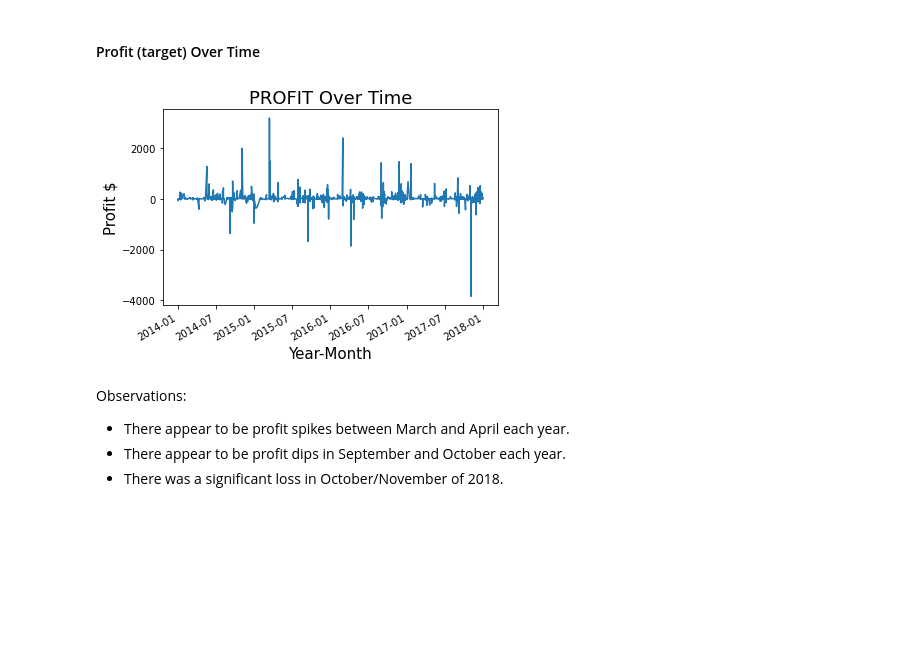
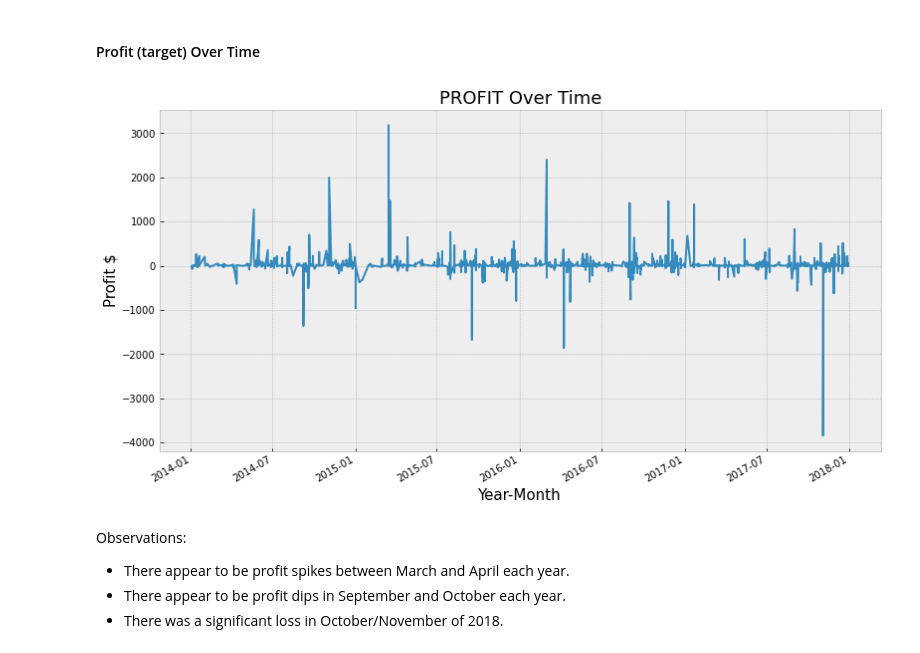
Before and after one commit to long-name-gang/time_series-project, a Jupyter notebook: super_store_final_report.ipynb, the cells around one changed output. Saved outputs shown, nothing was run; the diff lists cells and outputs as text; code cells hidden in the pictures; blank space fills up the shorter version.

```diff
--- a/super_store_final_report.ipynb
+++ b/super_store_final_report.ipynb
@@ -262,25 +262,26 @@ Observations:
 # %%
 # assign target variable
 y = df.profit
-
+# determine figure size
+plt.figure(figsize = (13,7))
 # plot the target variable
 y.plot()
 # assign a title
 plt.title('PROFIT Over Time', fontsize = 18)
 # assign an x-label title
 plt.xlabel('Year-Month', fontsize = 15)
 # assign a y-label title
 plt.ylabel('Profit $', fontsize = 15)
 # determine figure size
 plt.rc('figure', figsize=(20, 8))
 # determine font size
 plt.rc('font', size=15)
 # determine style
 plt.style.use('bmh')
 # show visualization
 plt.show()
 # %% [output]
-[figure, old version]
+[figure, new version]
 # %% [markdown]
 Observations:
 - There appear to be profit spikes between March and April each year.
```
Also changed, not shown: parts of 8 cells of this notebook.
